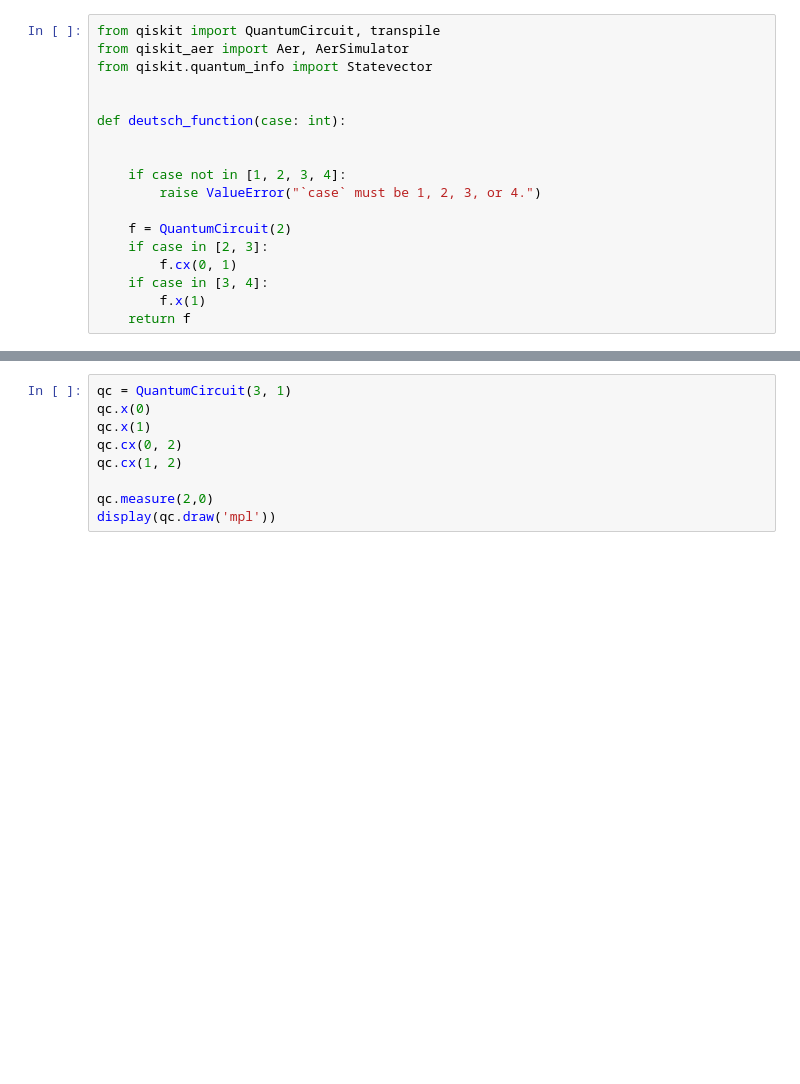
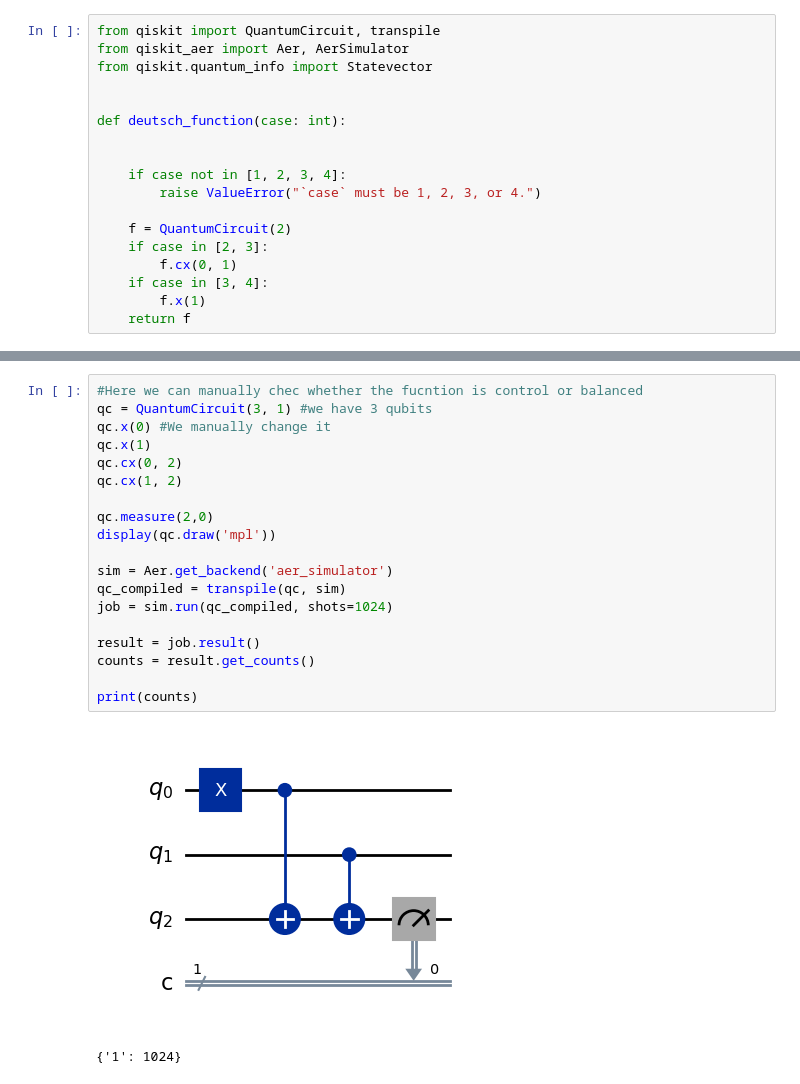
Before and after one commit to kacperpoluszejko/Quantum-Computing, a Jupyter notebook: Lab_2.ipynb, the cells around one changed output, grey strips where cells are left out. Saved outputs shown, nothing was run; the diff lists cells and outputs as text; blank space fills up the shorter version.

```diff
--- a/Lab_2.ipynb
+++ b/Lab_2.ipynb
@@ -58,9 +57,22 @@ balanced
 # %%
-qc = QuantumCircuit(3, 1)
-qc.x(0)
+#Here we can manually chec whether the fucntion is control or balanced
+qc = QuantumCircuit(3, 1) #we have 3 qubits
+qc.x(0) #We manually change it
 qc.x(1)
 qc.cx(0, 2)
 qc.cx(1, 2)
 
 qc.measure(2,0)
 display(qc.draw('mpl'))
+
+sim = Aer.get_backend('aer_simulator')
+qc_compiled = transpile(qc, sim)
+job = sim.run(qc_compiled, shots=1024)
+
+result = job.result()
+counts = result.get_counts()
+
+print(counts)
+# %% [output]
+[figure, added]
+{'1': 1024}
```
Also changed, not shown: parts of 2 cells of this notebook.
